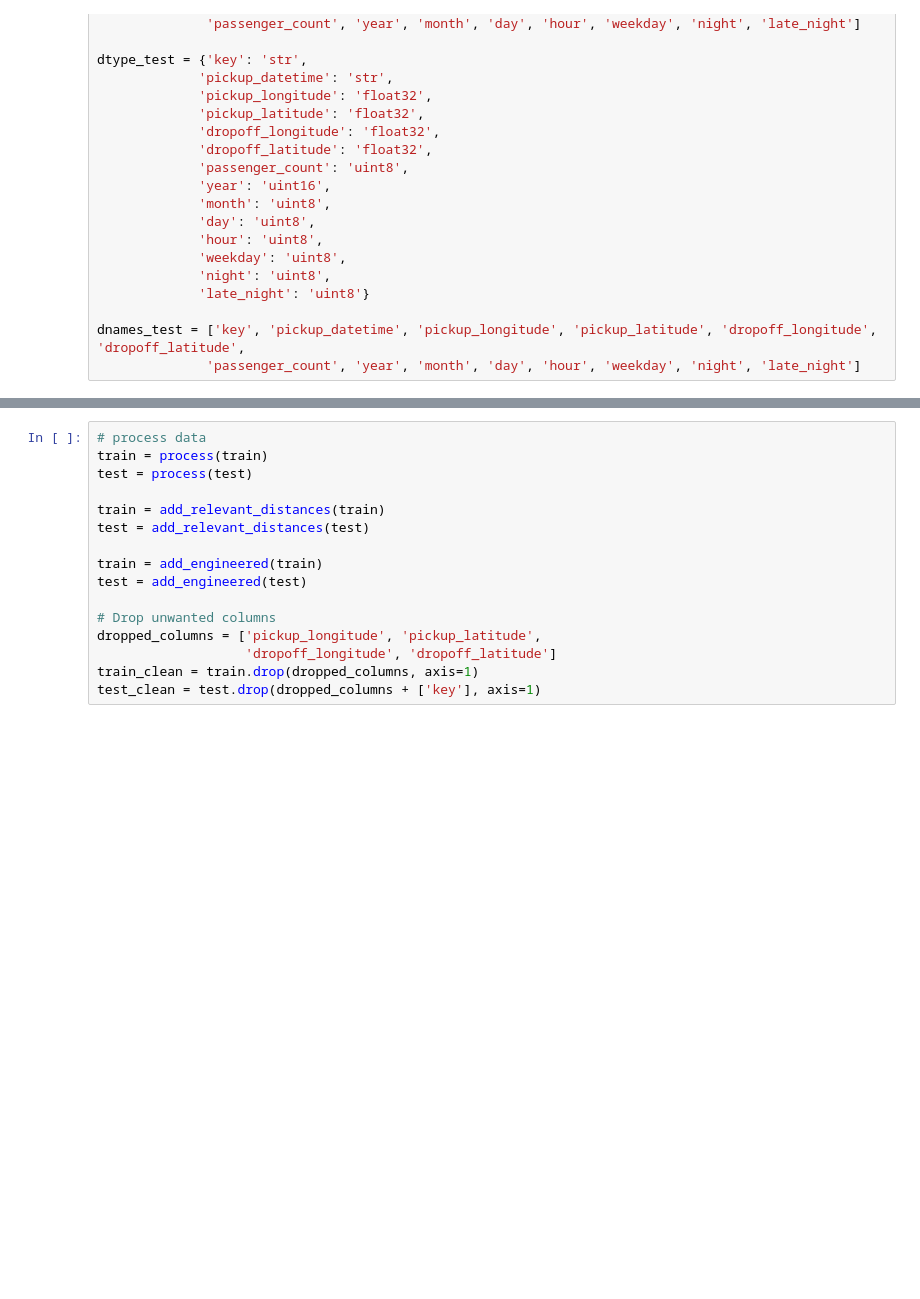
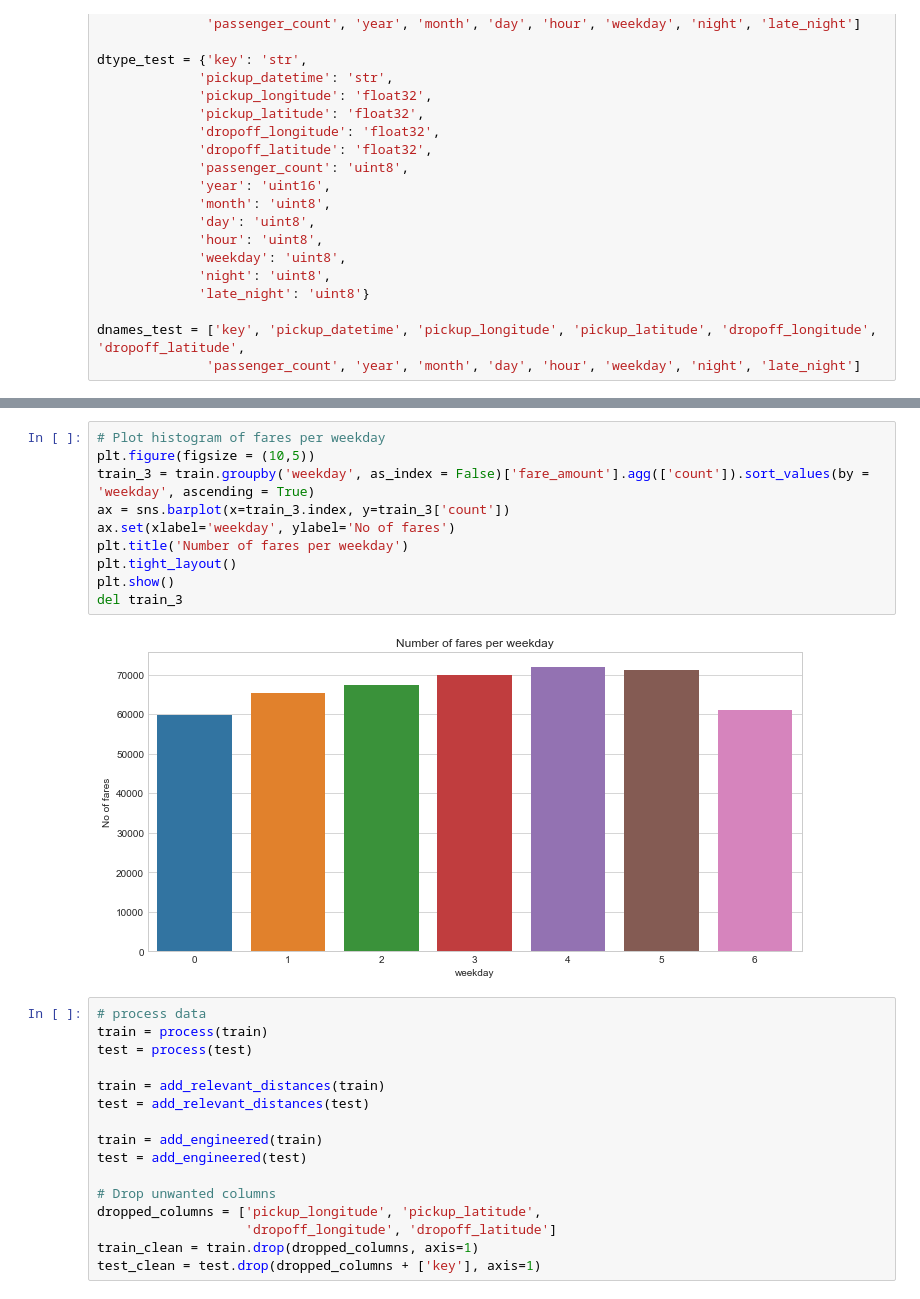
Before and after one commit to anriza-fanani-bangkit/CAP0104-Capstone-Project, a Jupyter notebook: Machine Learning/Model.ipynb, the cells around one changed output, grey strips where cells are left out. Saved outputs shown, nothing was run; the diff lists cells and outputs as text; blank space fills up the shorter version.

```diff
--- a/Machine Learning/Model.ipynb
+++ b/Machine Learning/Model.ipynb
@@ -181,3 +212,15 @@ test = pd.read_csv(TEST_PATH, names=dnames_test, dtype=dtype_test, usecols=[0, 1
+# %%
+# Plot histogram of fares per weekday
+plt.figure(figsize = (10,5))
+train_3 = train.groupby('weekday', as_index = False)['fare_amount'].agg(['count']).sort_values(by = 'weekday', ascending = True)
+ax = sns.barplot(x=train_3.index, y=train_3['count'])
+ax.set(xlabel='weekday', ylabel='No of fares')
+plt.title('Number of fares per weekday')
+plt.tight_layout()
+plt.show()
+del train_3
+# %% [output]
+[figure, added]
 # %%
 # process data
 train = process(train)
```
Also changed, not shown: parts of 16 cells of this notebook, 1 other file.
